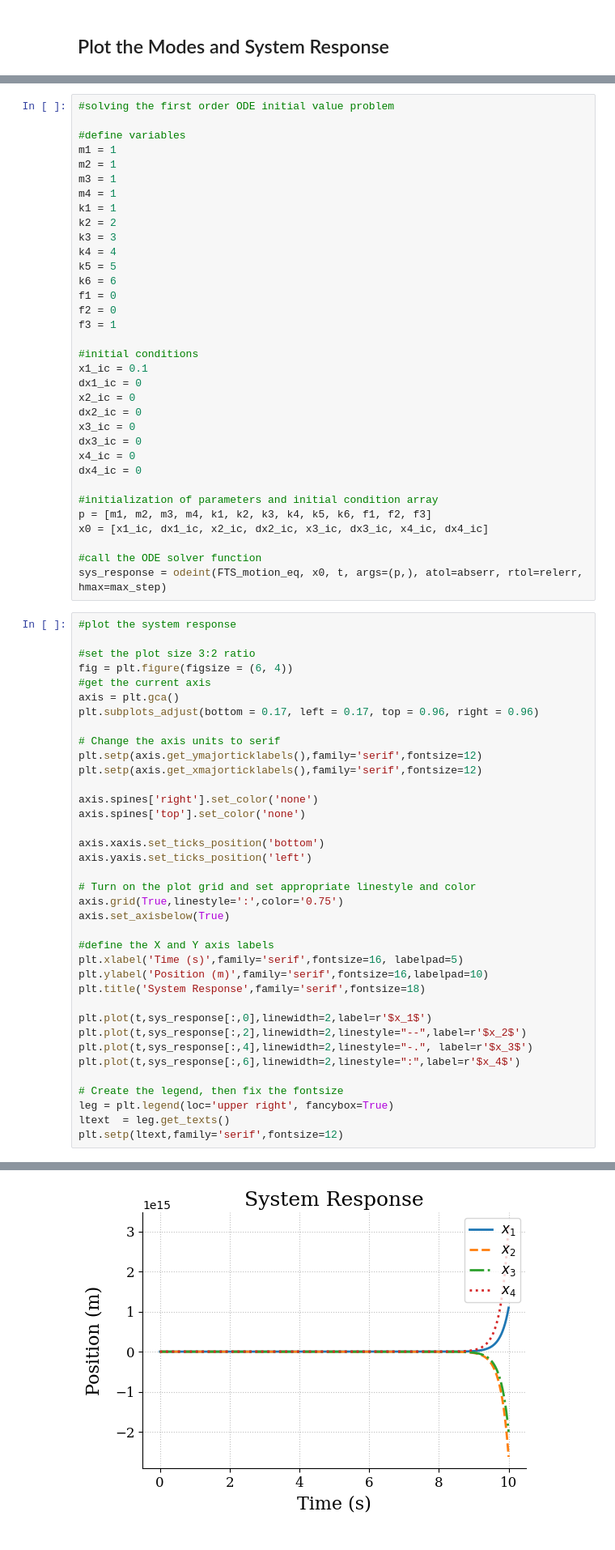
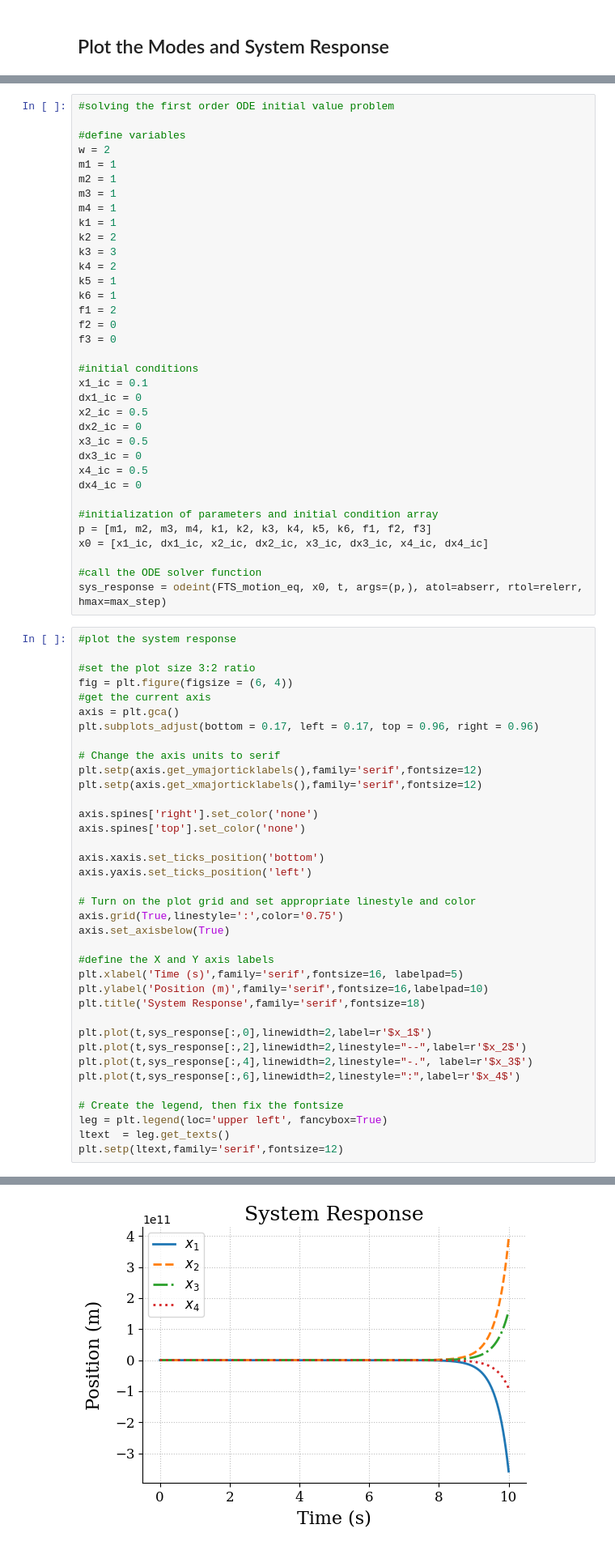
Before and after one commit to ME-UoP-ME421-Feb-2023/Kalman-FTS, a Jupyter notebook: Group4_FTS_Lab.ipynb, the cells around one changed output, grey strips where cells are left out. Shown at 81% size. Saved outputs shown, nothing was run; the diff lists cells and outputs as text.

```diff
--- a/Group4_FTS_Lab.ipynb
+++ b/Group4_FTS_Lab.ipynb
@@ -165,6 +216,7 @@ t = np.linspace(0.0, stoptime, numpoints)
 #solving the first order ODE initial value problem
 
 #define variables
+w = 2
 m1 = 1
 m2 = 1
 m3 = 1
@@ -172,21 +224,21 @@ m4 = 1
 k1 = 1
 k2 = 2
 k3 = 3
-k4 = 4
-k5 = 5
-k6 = 6
-f1 = 0
+k4 = 2
+k5 = 1
+k6 = 1
+f1 = 2
 f2 = 0
-f3 = 1
+f3 = 0
 
 #initial conditions
 x1_ic = 0.1
 dx1_ic = 0
-x2_ic = 0
+x2_ic = 0.5
 dx2_ic = 0
-x3_ic = 0
+x3_ic = 0.5
 dx3_ic = 0
-x4_ic = 0
+x4_ic = 0.5
 dx4_ic = 0
 
 #initialization of parameters and initial condition array
@@ -206,32 +258,32 @@ plt.subplots_adjust(bottom = 0.17, left = 0.17, top = 0.96, right = 0.96)
 
 # Change the axis units to serif
 plt.setp(axis.get_ymajorticklabels(),family='serif',fontsize=12)
 plt.setp(axis.get_xmajorticklabels(),family='serif',fontsize=12)
 
 axis.spines['right'].set_color('none')
 axis.spines['top'].set_color('none')
 
 axis.xaxis.set_ticks_position('bottom')
 axis.yaxis.set_ticks_position('left')
 
 # Turn on the plot grid and set appropriate linestyle and color
 axis.grid(True,linestyle=':',color='0.75')
 axis.set_axisbelow(True)
 
 #define the X and Y axis labels
 plt.xlabel('Time (s)',family='serif',fontsize=16, labelpad=5)
 plt.ylabel('Position (m)',family='serif',fontsize=16,labelpad=10)
 plt.title('System Response',family='serif',fontsize=18)
 
 plt.plot(t,sys_response[:,0],linewidth=2,label=r'$x_1$')
 plt.plot(t,sys_response[:,2],linewidth=2,linestyle="--",label=r'$x_2$')
 plt.plot(t,sys_response[:,4],linewidth=2,linestyle="-.", label=r'$x_3$')
 plt.plot(t,sys_response[:,6],linewidth=2,linestyle=":",label=r'$x_4$')
 
 # Create the legend, then fix the fontsize
-leg = plt.legend(loc='upper right', fancybox=True)
+leg = plt.legend(loc='upper left', fancybox=True)
 ltext  = leg.get_texts()
 plt.setp(ltext,family='serif',fontsize=12)
 # %% [output]
 [None, None, None, None, None, None, None, None, None, None, None, None]
-[figure, old version]
+[figure, new version]
```
Also changed, not shown: parts of 13 cells of this notebook.
